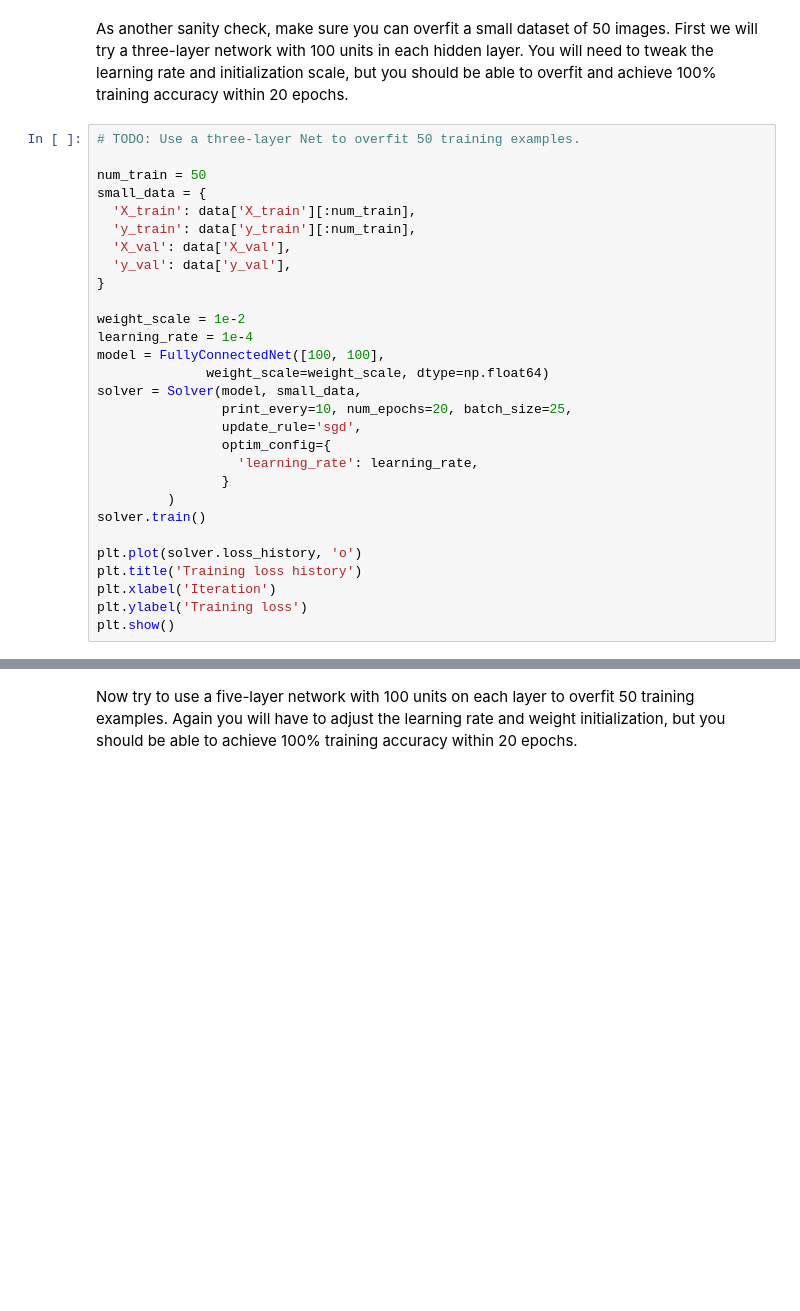
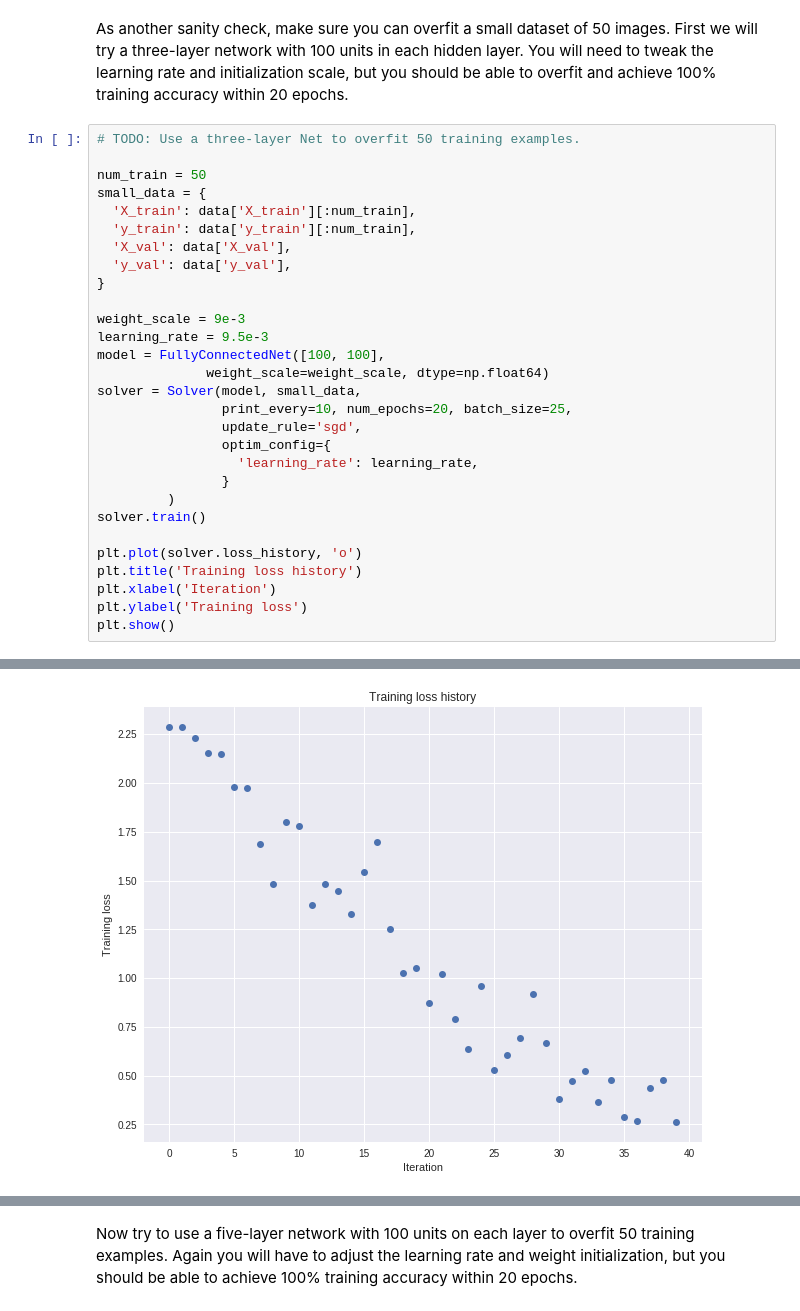
Before and after one commit to muGithub/CS231n, a Jupyter notebook: assignment2/FullyConnectedNets.ipynb, the cells around one changed output, grey strips where cells are left out. Drawn from its saved outputs; the diff is of its cells as text; blank space fills up the shorter version.

```diff
--- a/assignment2/FullyConnectedNets.ipynb
+++ b/assignment2/FullyConnectedNets.ipynb
@@ -337,8 +480,8 @@ small_data = {
   'y_val': data['y_val'],
 }
 
-weight_scale = 1e-2
-learning_rate = 1e-4
+weight_scale = 9e-3
+learning_rate = 9.5e-3
 model = FullyConnectedNet([100, 100],
               weight_scale=weight_scale, dtype=np.float64)
 solver = Solver(model, small_data,
@@ -355,3 +498,4 @@ plt.title('Training loss history')
 plt.xlabel('Iteration')
 plt.ylabel('Training loss')
 plt.show()
+# %% [output]
@@ -357,0 +519 @@ plt.show()
+[figure, added]
```
Also changed, not shown: parts of 32 cells of this notebook.
